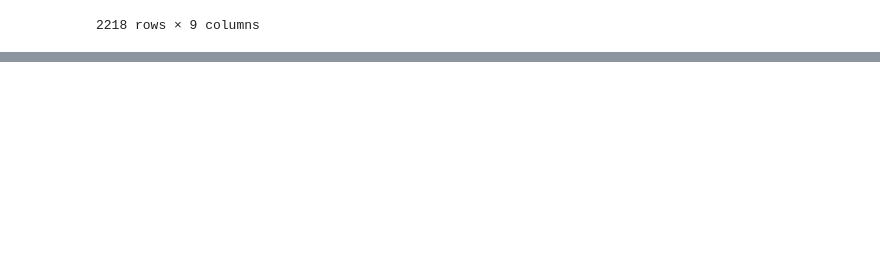
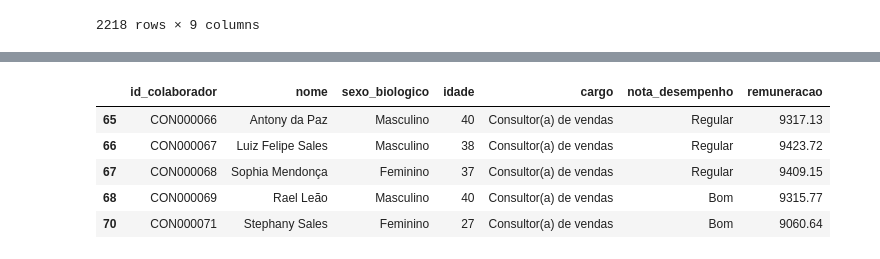
Before and after one commit to biellrodri/data-science-alura, a Jupyter notebook: formacao-estatistica-ML/projeto_consultoria.ipynb, the cells around one changed output, grey strips where cells are left out. Saved outputs shown, nothing was run; the diff lists cells and outputs as text; code cells hidden in the pictures; blank space fills up the shorter version.

```diff
--- a/formacao-estatistica-ML/projeto_consultoria.ipynb
+++ b/formacao-estatistica-ML/projeto_consultoria.ipynb
@@ -1084,0 +1157,10 @@ Agora, podemos reportar ao RH a lista de funcionários dentro da qualificação
+# %%
+colaboradores_filtrados = colaboradores[colaboradores['remuneracao'] <= 10e3]
+colaboradores_filtrados.head()
+# %% [output]
+|  | id_colaborador | nome | sexo_biologico | idade | cargo | nota_desempenho | remuneracao |
+| 65 | CON000066 | Antony da Paz | Masculino | 40 | Consultor(a) de vendas | Regular | 9317.13 |
+| 66 | CON000067 | Luiz Felipe Sales | Masculino | 38 | Consultor(a) de vendas | Regular | 9423.72 |
+| 67 | CON000068 | Sophia Mendonça | Feminino | 37 | Consultor(a) de vendas | Regular | 9409.15 |
+| 68 | CON000069 | Rael Leão | Masculino | 40 | Consultor(a) de vendas | Bom | 9315.77 |
+| 70 | CON000071 | Stephany Sales | Feminino | 27 | Consultor(a) de vendas | Bom | 9060.64 |
```
Also changed, not shown: parts of 11 cells of this notebook.
